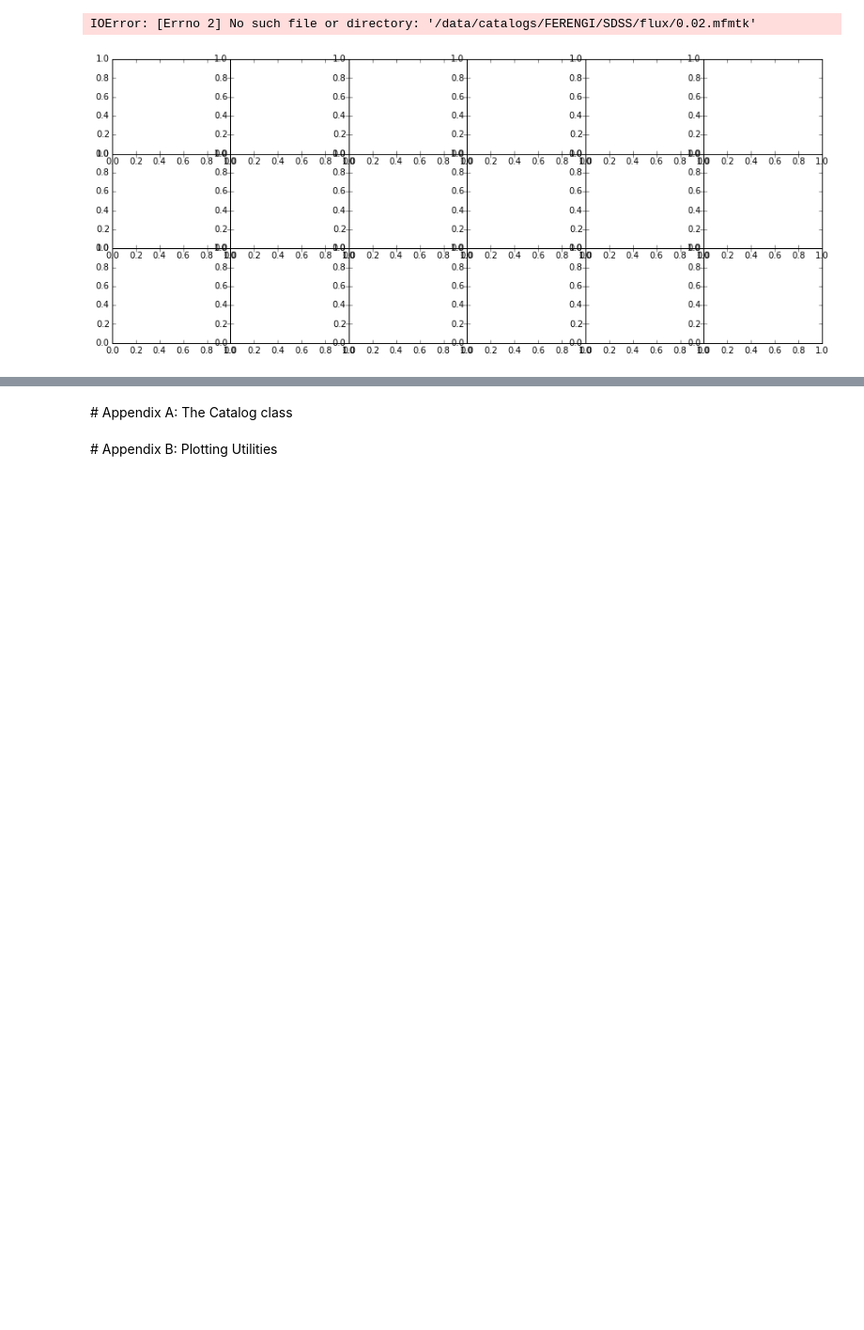
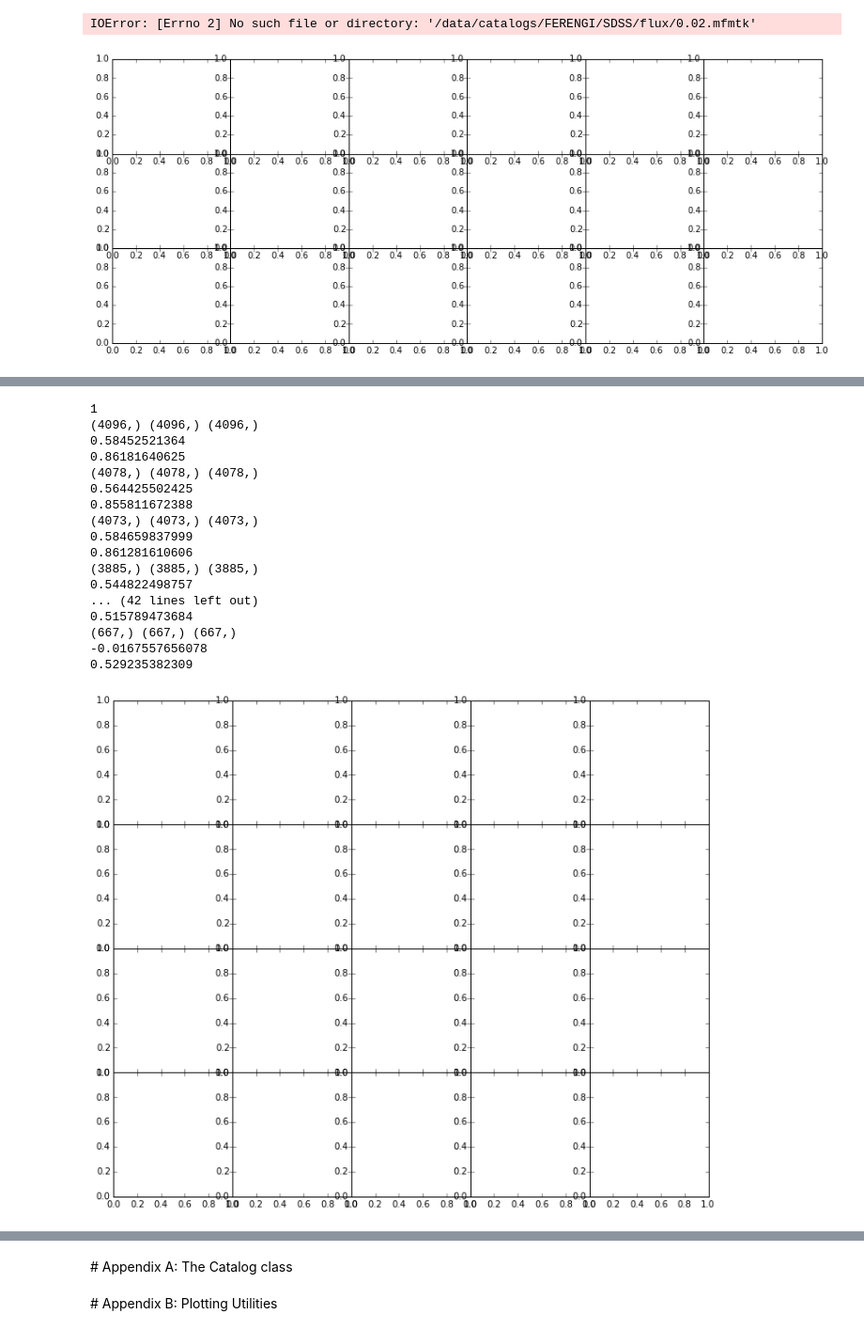
Before and after one commit to astroferreira/mfmtk-utils, a Jupyter notebook: notebooks/FERENGI Data Reduction.ipynb, the cells around one changed output, grey strips where cells are left out. Shown at 94% size. Drawn from its saved outputs; the diff is of its cells as text; code cells hidden in the pictures; blank space fills up the shorter version.

```diff
--- a/notebooks/FERENGI Data Reduction.ipynb
+++ b/notebooks/FERENGI Data Reduction.ipynb
@@ -698,0 +680,5 @@ classes_test[0].shape, classes_test[1].shape
+# %%
+labels = np.zeros_like(galaxies)
+labels[classes[0]] = 0
+labels[classes[1]] = 1
+labels = labels.astype(int)
@@ -698,0 +742,45 @@ classes_test[0].shape, classes_test[1].shape
+# %%
+from  sklearn.preprocessing import StandardScaler
+from sklearn.discriminant_analysis import LinearDiscriminantAnalysis as LDA
+from sklearn.metrics import matthews_corrcoef as MCC
+print np.size(z)
+f, axes = plt.subplots(4, 5, sharex=True, figsize=(12, 10))
+plt.subplots_adjust(hspace=0, wspace=0)
+Mi = np.array([])
+for z, ax in zip(redshifts, axes.flat):
+    data = catalog(path='/data/catalogs/FERENGI/flux/' + z + '.mfmtk')
+    galaxies = data.raw_catalog[0]
+    params = ['C1', 'A3', 'S3', 'H', 'sigma_psi']
+    data = data.param_selection(params)
+
+
+    classes = classes_indexes(galaxies, T_type)
+    #print 'spirals #: ', classes[0].shape[0]
+    #print 'ellipticals #: ', classes[1].shape[0]
+
+    labels = np.zeros_like(galaxies)
+    labels[classes[0]] = 0
+    labels[classes[1]] = 1
+    labels = labels.astype(int)
+    priors = np.array([classes[0].shape[0]/galaxies.shape[0], classes[1].shape[0]/galaxies.shape[0]])
+
+    Mi = np.append(Mi, np.array(morpho_index(lda, data, priors, labels)), axis=1)
+# %% [output]
+1
+(4096,) (4096,) (4096,)
+0.58452521364
+0.86181640625
+(4078,) (4078,) (4078,)
+0.564425502425
+0.855811672388
+(4073,) (4073,) (4073,)
+0.584659837999
+0.861281610606
+(3885,) (3885,) (3885,)
+0.544822498757
+... (42 lines left out)
+0.515789473684
+(667,) (667,) (667,)
+-0.0167557656078
+0.529235382309
+[figure, added]
```
Also changed, not shown: parts of 35 cells of this notebook, 2 other files.
